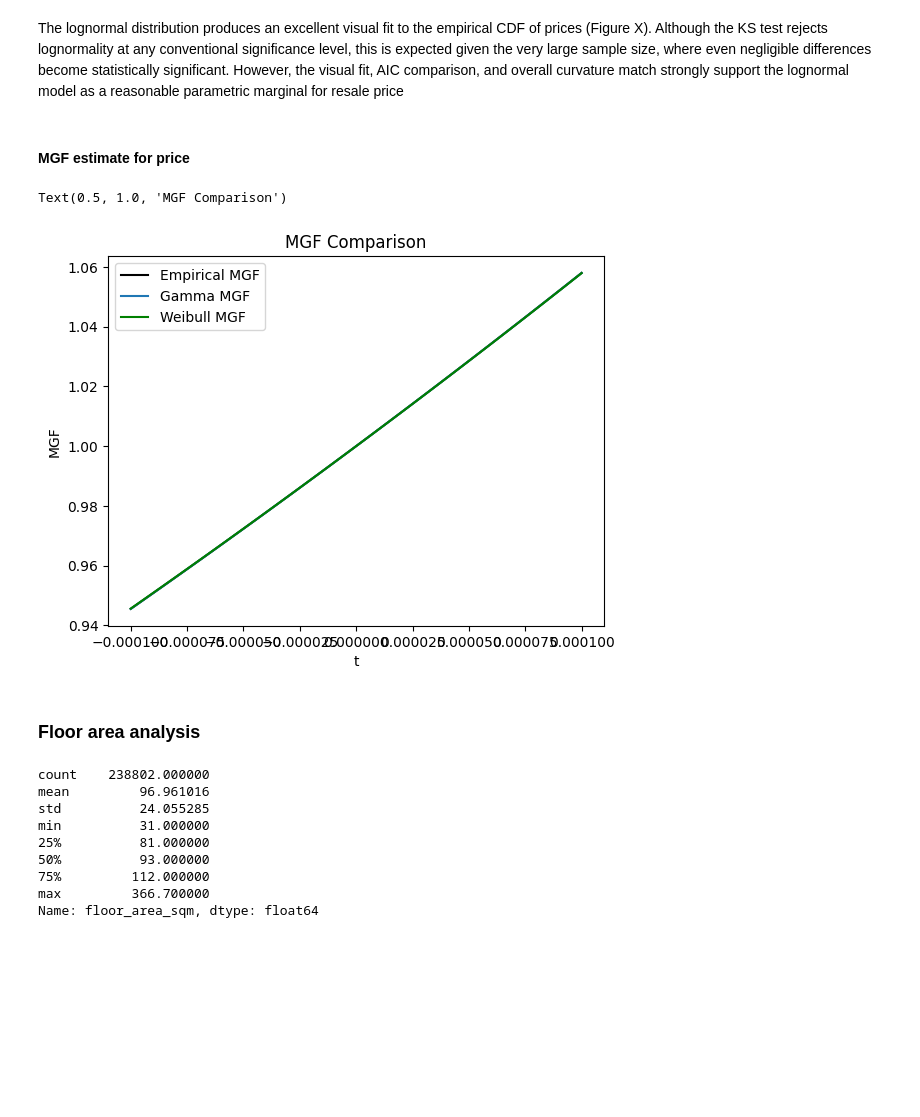
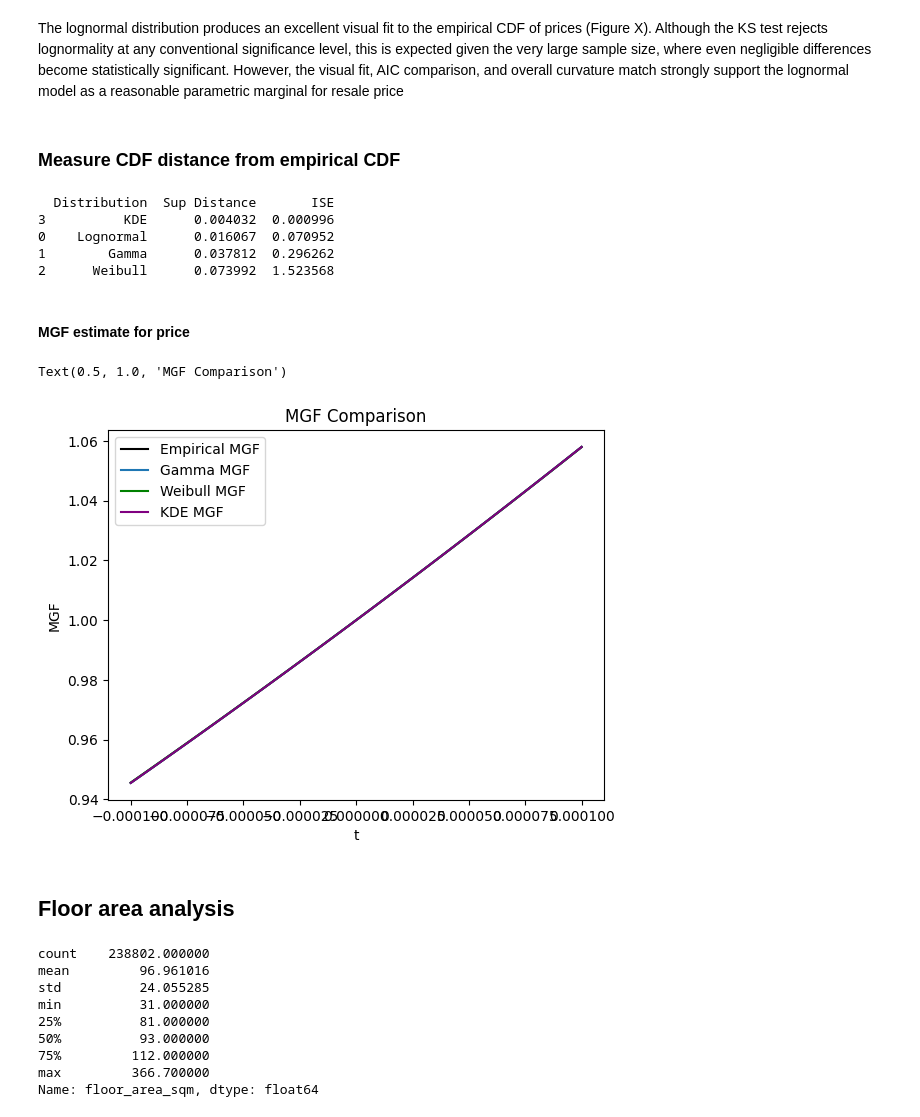
Before and after one commit to luna-ortus-cor/EC4305-Project, a Jupyter notebook: copula/marginal.ipynb, the cells around one changed output. Saved outputs shown, nothing was run; the diff lists cells and outputs as text; code cells hidden in the pictures; blank space fills up the shorter version.

```diff
--- a/copula/marginal.ipynb
+++ b/copula/marginal.ipynb
@@ -105,7 +92,7 @@ plt.show()
 from scipy.stats import lognorm
 log_shape, log_loc, log_scale = lognorm.fit(price, floc=0)
 
-x = np.sort(price)
+x = np.linspace(min(price), max(price), 1500)
 plt.plot(x, ECDF(price)(x), label="Empirical CDF")
 plt.plot(x, lognorm.cdf(x, log_shape, loc=log_loc, scale=log_scale), label="Lognormal CDF", color='red')
 plt.legend()
@@ -145,0 +135,15 @@ plt.legend()
+# %%
+# estimate using kernel density estimation
+from scipy.stats import gaussian_kde
+from scipy.integrate import cumtrapz
+
+kde_price = gaussian_kde(price)
+pdf_kde_price = kde_price(x)
+
+cdf_kde_price = cumtrapz(pdf_kde_price, x, initial=0)
+cdf_kde_price /= cdf_kde_price[-1]
+
+
+plt.plot(x, ECDF(price)(x), label="Empirical CDF", color='black')
+plt.plot(x, cdf_kde_price, label="KDE CDF", color='purple')
+plt.legend()
@@ -202,39 +210,79 @@ print(ks_lognorm)
 KstestResult(statistic=0.01641537384657954, pvalue=2.5144589487794603e-56, statistic_location=566.4937199999999, statistic_sign=1)
 # %% [markdown]
 The lognormal distribution produces an excellent visual fit to the empirical CDF of prices (Figure X). Although the KS test rejects lognormality at any conventional significance level, this is expected given the very large sample size, where even negligible differences become statistically significant. However, the visual fit, AIC comparison, and overall curvature match strongly support the lognormal model as a reasonable parametric marginal for resale price
+# %% [markdown]
+### Measure CDF distance from empirical CDF
+# %%
+# Measure cdf distance from empirical cdf
+
+def cdf_distance(empirical_cdf, model_cdf, x):
+    diff = empirical_cdf - model_cdf
+
+    sup_norm = np.max(np.abs(diff))
+    ise = np.trapz(diff**2, x)
+    return sup_norm, ise
+
+dist_lognorm = cdf_distance(ECDF(price)(x), lognorm.cdf(x, log_shape, loc=log_loc, scale=log_scale), x)
+dist_gamma = cdf_distance(ECDF(price)(x), gamma.cdf(x, g_shape, loc=g_loc, scale=g_scale), x)
+dist_weibull = cdf_distance(ECDF(price)(x), weibull_min.cdf(x, w_c, loc=w_loc, scale=w_scale), x)
+dist_kde = cdf_distance(ECDF(price)(x), cdf_kde_price, x)
+
+distance_results = pd.DataFrame({
+    'Distribution': ['Lognormal', 'Gamma', 'Weibull', 'KDE'],
+    'Sup Distance': [dist_lognorm[0], dist_gamma[0], dist_weibull[0], dist_kde[0]],
+    'ISE':          [dist_lognorm[1], dist_gamma[1], dist_weibull[1], dist_kde[1]]
+}).sort_values(by='Sup Distance')
+
+print(distance_results)
+# %% [output]
+  Distribution  Sup Distance       ISE
+3          KDE      0.004032  0.000996
+0    Lognormal      0.016067  0.070952
+1        Gamma      0.037812  0.296262
+2      Weibull      0.073992  1.523568
 # %% [markdown]
 #### MGF estimate for price
 # %%
 # MGF estimate for price
 def mgf_empirical(data, t):
     return np.mean(np.exp(t * data))
 
 t_values = np.linspace(-0.0001, 0.0001, 100)
 mgf_empirical_values = [mgf_empirical(price, t) for t in t_values]
 
 # MGF for fitted gamma
 def mgf_gamma(t, shape, scale):
     return (1 - scale * t) ** -shape
 mgf_gamma_values = [mgf_gamma(t, g_shape, g_scale) for t in t_values]
 
 # MGF for fitted weibull
 from scipy.special import gamma as gamma_func
 def mgf_weibull(t, c, scale):
     return sum((t**n / np.math.factorial(n)) * (scale**n) * gamma_func(1 + n/c) for n in range(100))
 mgf_weibull_values = [mgf_weibull(t, w_c, w_scale) for t in t_values]
 
+# MGF for KDE
+def mgf_kde(t, x_grid, pdf_kde):
+    integrand = np.exp(t * x_grid) * pdf_kde
+    return np.trapz(integrand, x_grid)
+
+mgf_kde_values = [mgf_kde(t, x, pdf_kde_price) for t in t_values]
+
+
+# Plot MGF comparisons
 plt.plot(t_values, mgf_empirical_values, label='Empirical MGF', color='black')
 plt.plot(t_values, mgf_gamma_values, label='Gamma MGF')
 plt.plot(t_values, mgf_weibull_values, label='Weibull MGF', color='green')
+plt.plot(t_values, mgf_kde_values, label='KDE MGF', color='purple')
 plt.xlabel('t')
 plt.ylabel('MGF')
 plt.legend()
 plt.title('MGF Comparison')
 # %% [output]
 Text(0.5, 1.0, 'MGF Comparison')
-[figure, old version]
+[figure, new version]
 # %% [markdown]
-### Floor area analysis
+## Floor area analysis
 # %%
 floor_area = hdb['floor_area_sqm']
 floor_area.describe()
```
Also changed, not shown: parts of 7 cells of this notebook.
